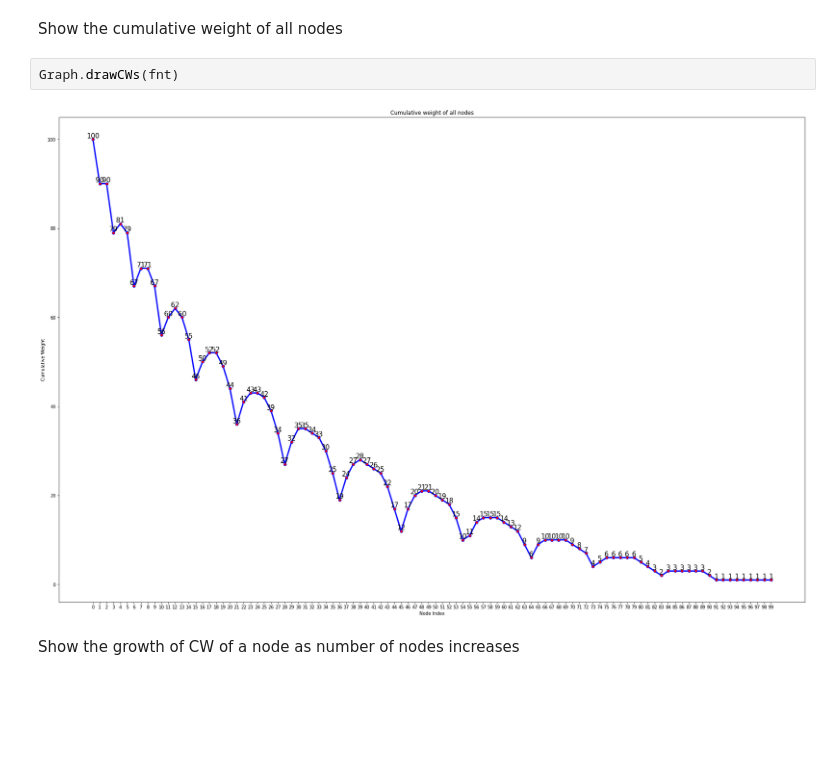
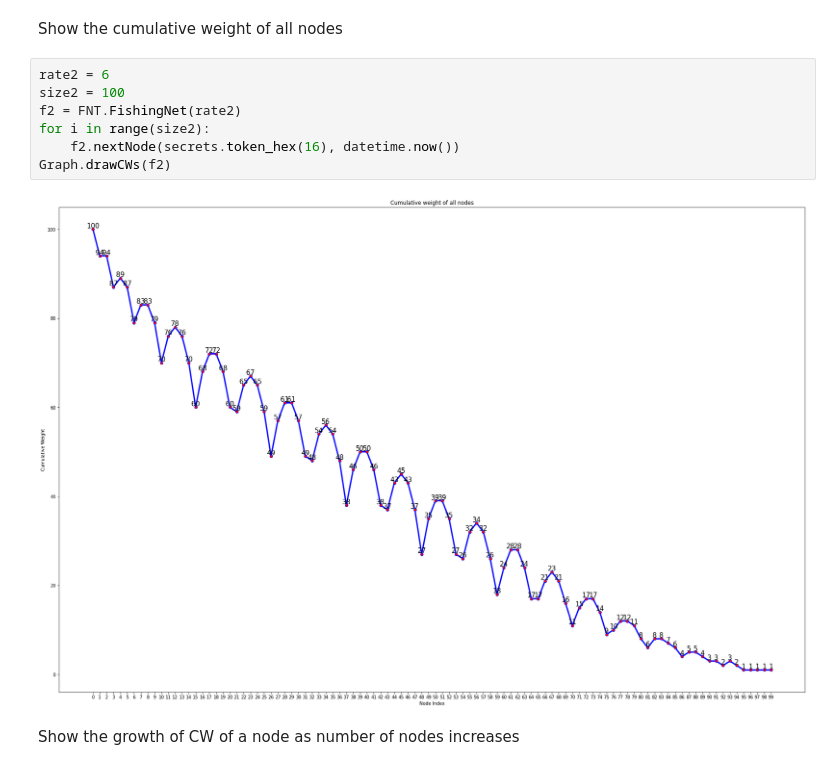
Before and after one commit to Hongwei-Z/FishingNetTopology, a Jupyter notebook: ExperimentChart.ipynb, the cells around one changed output. Cells and saved outputs as stored; diff of their text form; blank space fills up the shorter version.

```diff
--- a/ExperimentChart.ipynb
+++ b/ExperimentChart.ipynb
@@ -27,9 +21,14 @@ Rate of 10, 100 nodes.
 # %% [markdown]
 Show the cumulative weight of all nodes
-# %%
-Graph.drawCWs(fnt)
-# %% [output]
-[figure, removed]
+# %%
+rate2 = 6
+size2 = 100
+f2 = FNT.FishingNet(rate2)
+for i in range(size2):
+    f2.nextNode(secrets.token_hex(16), datetime.now())
+Graph.drawCWs(f2)
+# %% [output]
+[figure, added]
 # %% [markdown]
 Show the growth of CW of a node as number of nodes increases
 # %%
```
Also changed, not shown: parts of 15 cells of this notebook, 4 other files.
